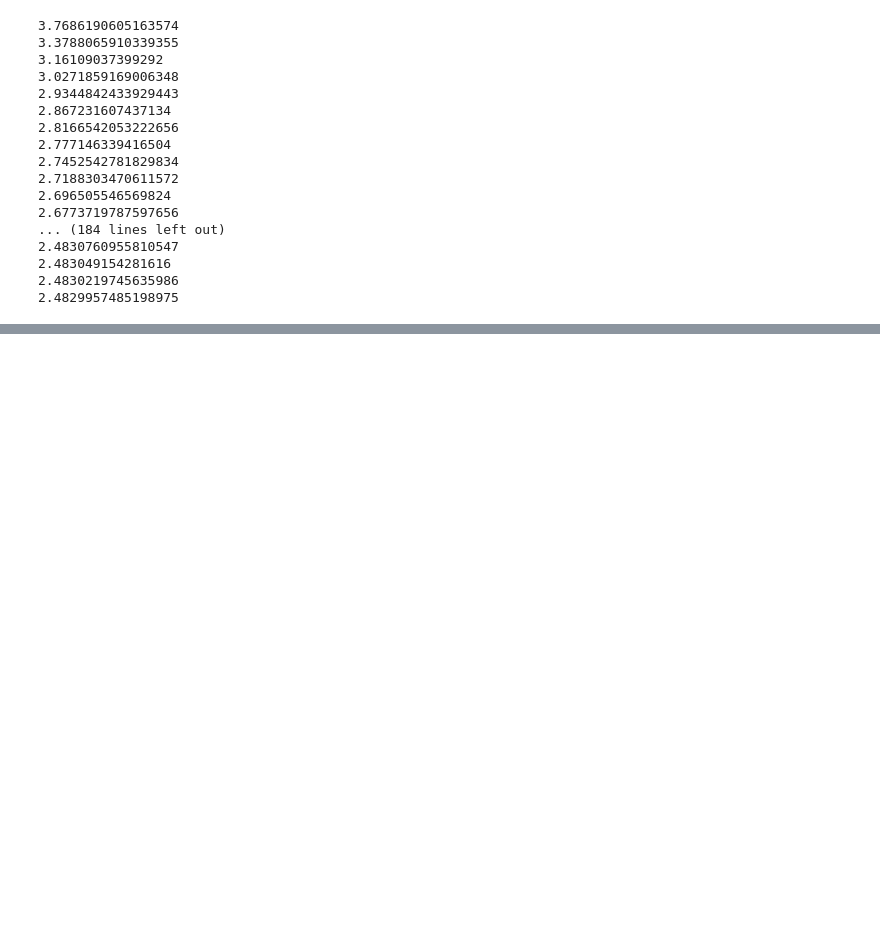
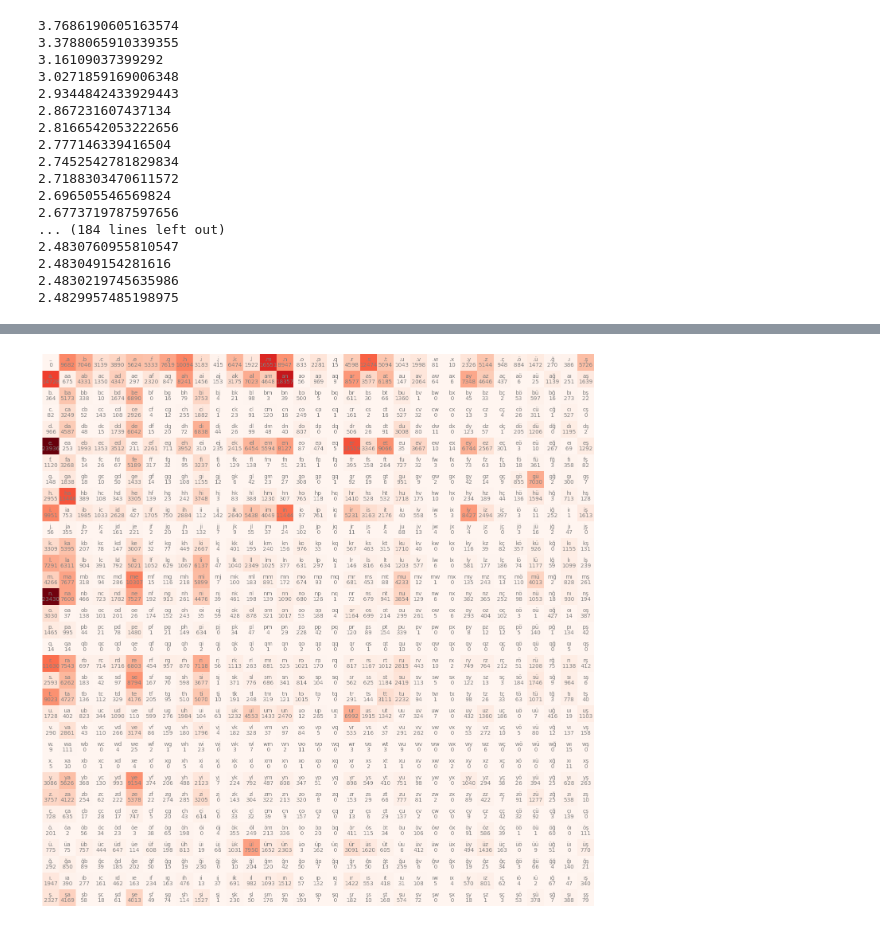
Before and after one commit to ibrahimhanifceker/YZ50Codes, a Jupyter notebook: hafta-3/YZ50Hafta3.ipynb, the cells around one changed output, grey strips where cells are left out. Drawn from its saved outputs; the diff is of its cells as text; code cells hidden in the pictures; blank space fills up the shorter version.

```diff
--- a/hafta-3/YZ50Hafta3.ipynb
+++ b/hafta-3/YZ50Hafta3.ipynb
@@ -152,0 +202,9 @@ for epoch in range(epochs):
+# %%
+include_man = True
+include_woman = True
+# %%
+names_duplicate = (man_names if include_man else []) + (woman_names if include_woman else [])
+
+names = list(set(names_duplicate))
+
+len(names)
@@ -152,0 +213,7 @@ for epoch in range(epochs):
+# %%
+chars = sorted(list(set(''.join(names))))
+stoi = {ch: i+1 for i, ch in enumerate(chars)}
+stoi['.'] = 0
+itos = {i: ch for ch, i in stoi.items()}
+
+chars
@@ -152,0 +238,25 @@ for epoch in range(epochs):
+# %%
+import torch
+
+N_tur = torch.zeros((33, 33), dtype=torch.int32)
+
+for name in names:
+    chrs = ['.'] + list(name) + ['.']
+    for ch1, ch2 in zip(chrs, chrs[1:]):
+        idx1 = stoi[ch1]
+        idx2 = stoi[ch2]
+        N_tur[idx1, idx2] += 1
+# %%
+import matplotlib.pyplot as plt
+
+plt.figure(figsize=(18, 18))
+plt.imshow(N_tur, cmap='Reds')
+for i in range(33):
+    for j in range(33):
+        chlabel = itos[i] + itos[j]
+        plt.text(j, i, chlabel, ha="center", va="bottom", color="gray")
+        plt.text(j, i, N_tur[i][j].item(), ha="center", va="top", color="gray")
+
+plt.axis(False);
+# %% [output]
+[figure, added]
```
Also changed, not shown: parts of 14 cells of this notebook.
